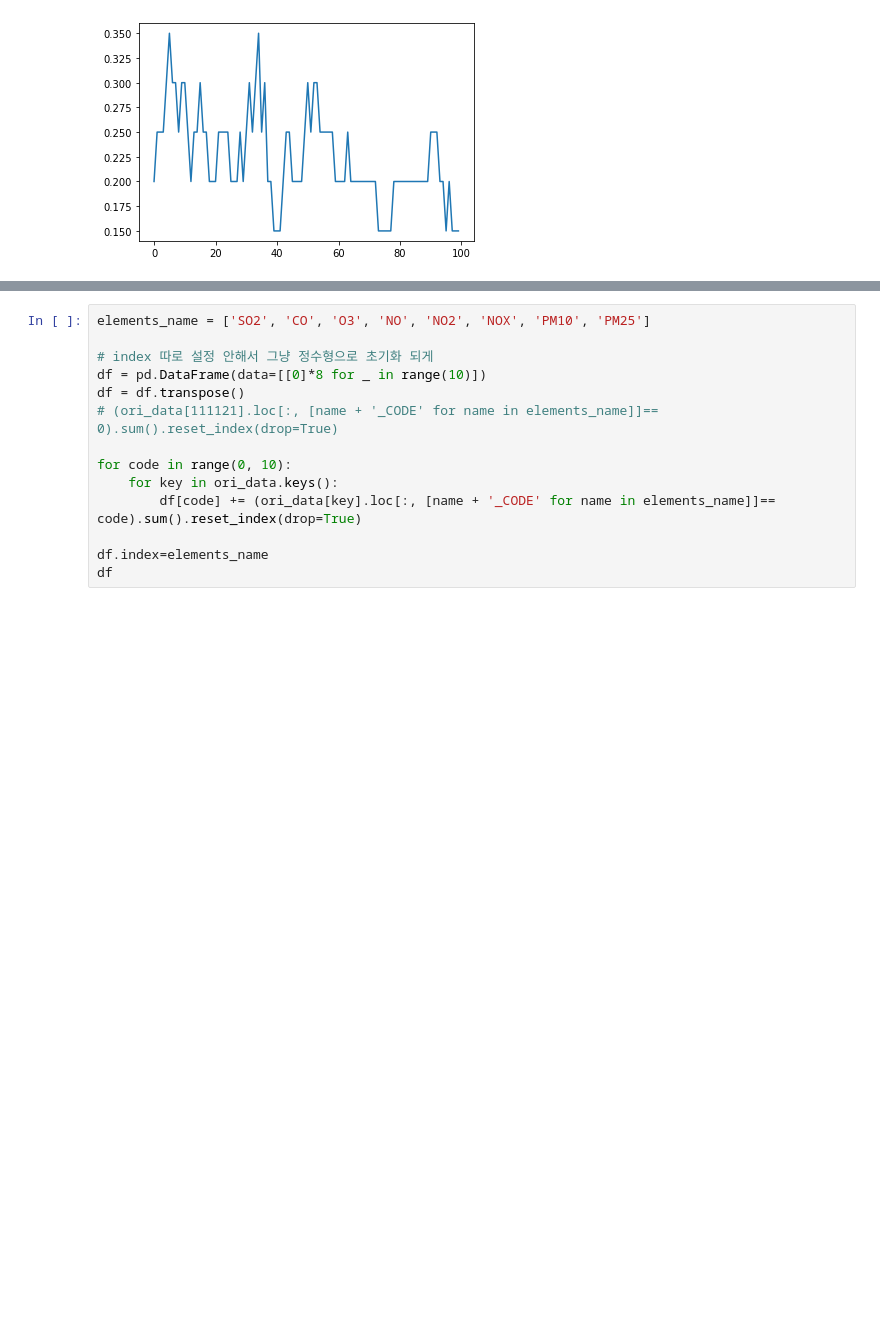
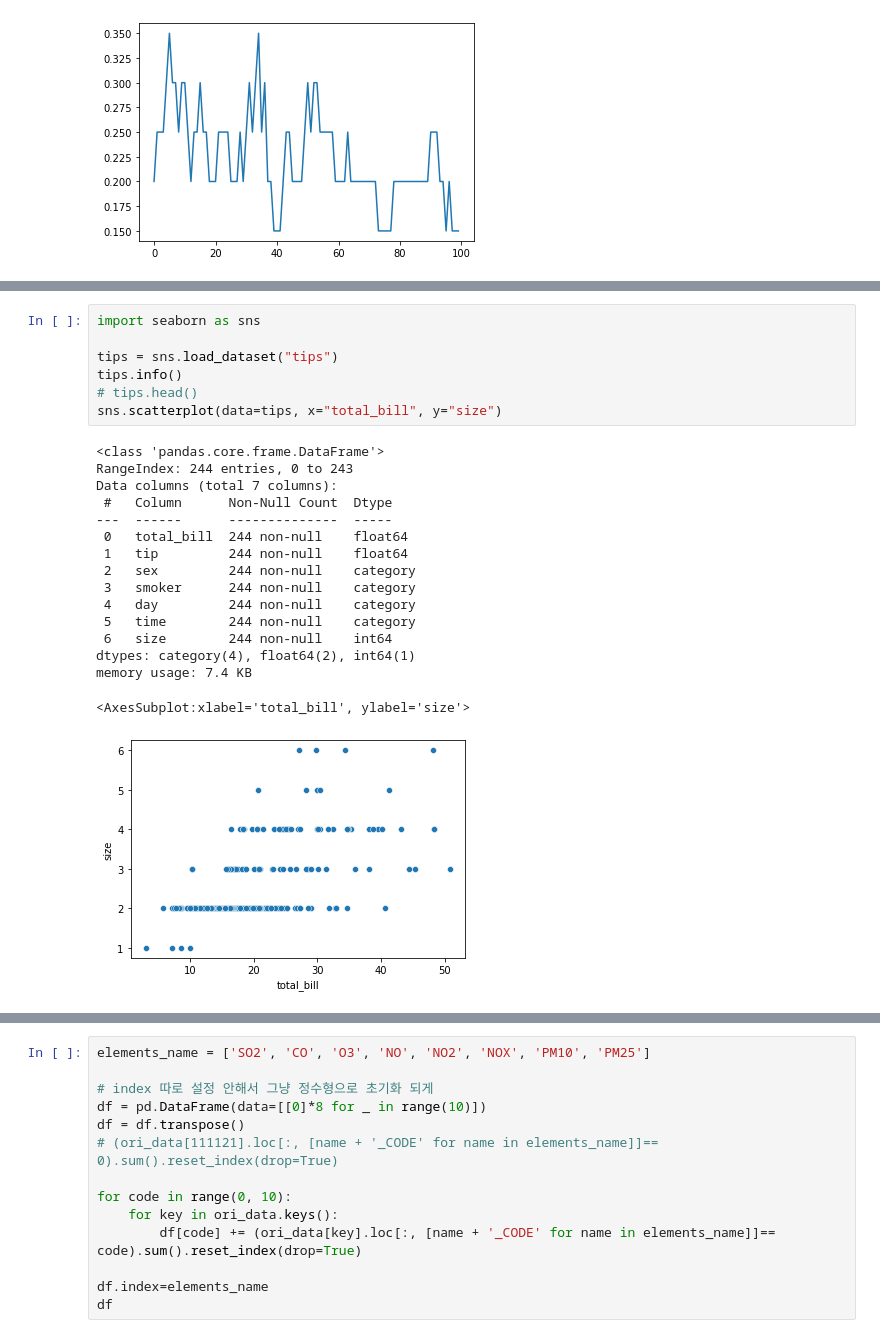
Before and after one commit to Yanghojun/Juneer_deeplearning_cookbook, a Jupyter notebook: data/NIER_dataset/data_experiment.ipynb, the cells around one changed output, grey strips where cells are left out. Drawn from its saved outputs; the diff is of its cells as text; blank space fills up the shorter version.

```diff
--- a/data/NIER_dataset/data_experiment.ipynb
+++ b/data/NIER_dataset/data_experiment.ipynb
@@ -86,0 +153,24 @@ plt.plot(min_max_data[0:100, 1])
+# %%
+import seaborn as sns
+
+tips = sns.load_dataset("tips")
+tips.info()
+# tips.head()
+sns.scatterplot(data=tips, x="total_bill", y="size")
+# %% [output]
+<class 'pandas.core.frame.DataFrame'>
+RangeIndex: 244 entries, 0 to 243
+Data columns (total 7 columns):
+ #   Column      Non-Null Count  Dtype
+---  ------      --------------  -----
+ 0   total_bill  244 non-null    float64
+ 1   tip         244 non-null    float64
+ 2   sex         244 non-null    category
+ 3   smoker      244 non-null    category
+ 4   day         244 non-null    category
+ 5   time        244 non-null    category
+ 6   size        244 non-null    int64
+dtypes: category(4), float64(2), int64(1)
+memory usage: 7.4 KB
+<AxesSubplot:xlabel='total_bill', ylabel='size'>
+[figure, added]
```
Also changed, not shown: parts of 6 cells of this notebook.
